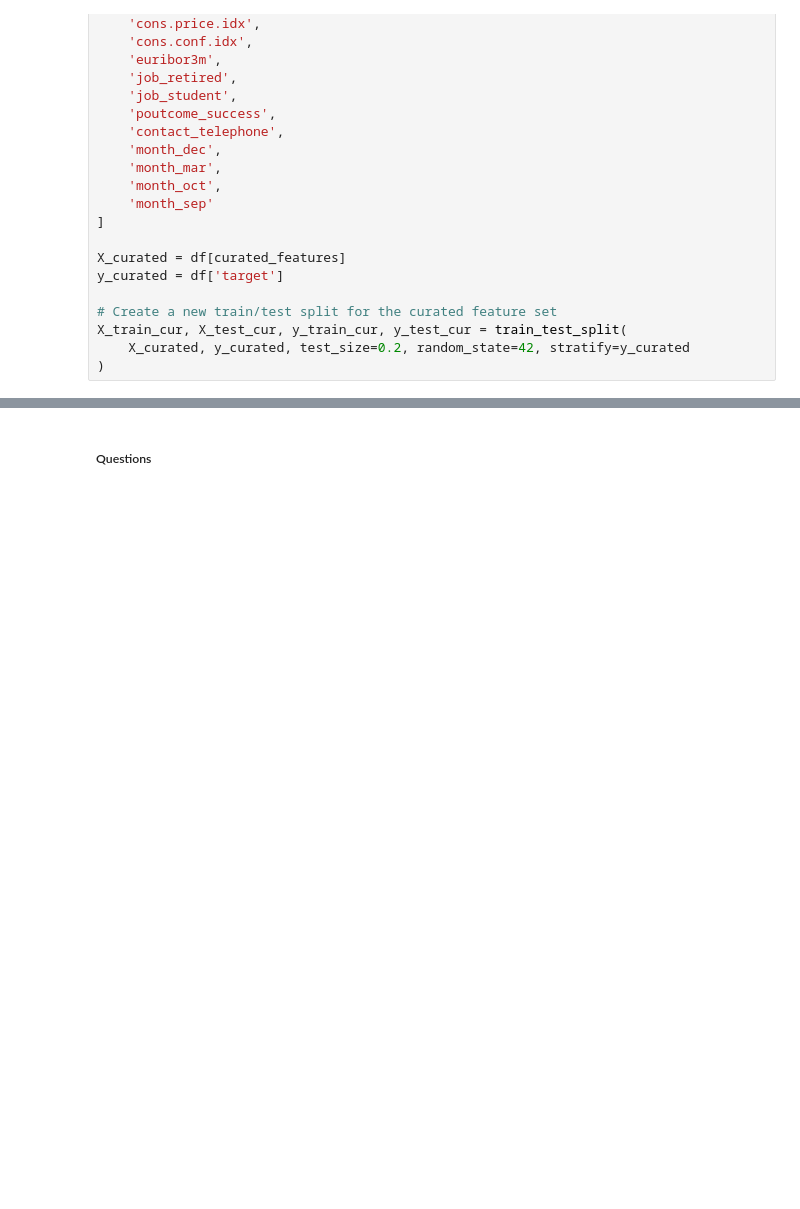
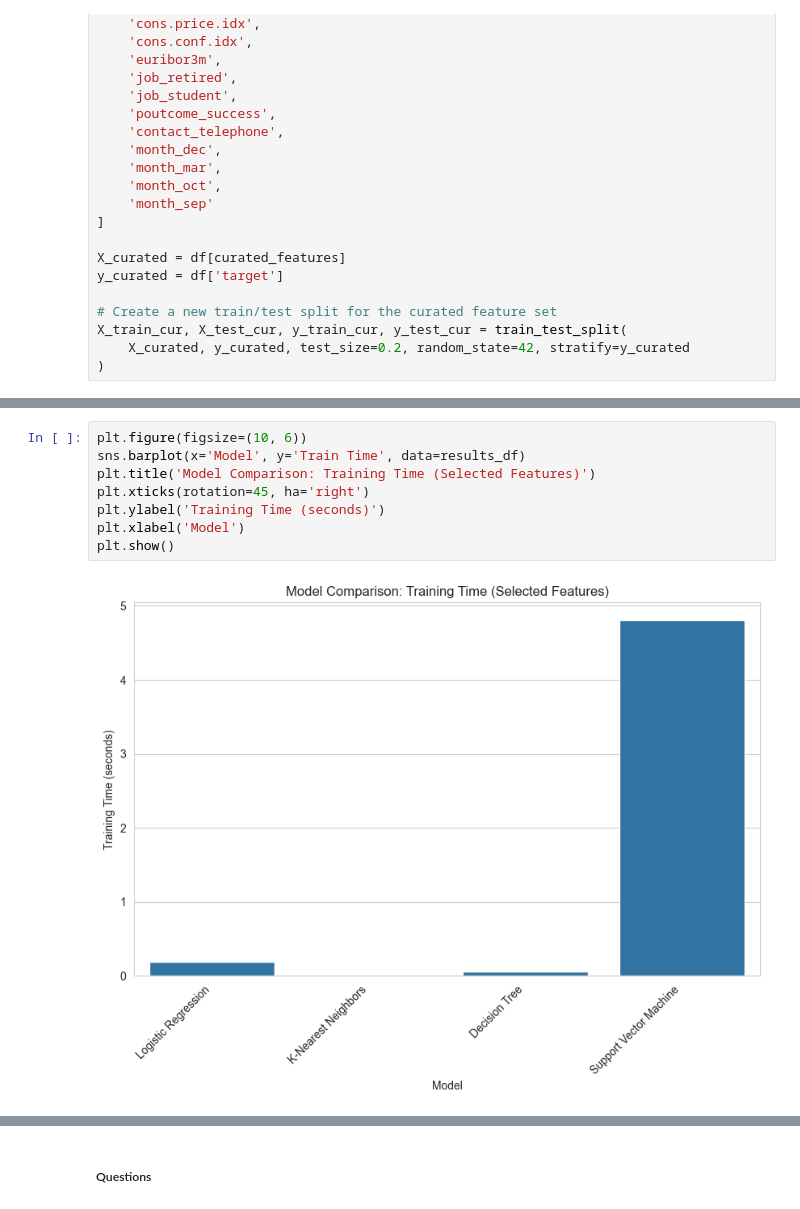
Before and after one commit to licyambrose/bankingproject, a Jupyter notebook: assignment_3.ipynb, the cells around one changed output, grey strips where cells are left out. Saved outputs shown, nothing was run; the diff lists cells and outputs as text; blank space fills up the shorter version.

```diff
--- a/assignment_3.ipynb
+++ b/assignment_3.ipynb
@@ -699,0 +644,10 @@ The new model successfully finds most of the potential leads. For a marketing ca
+# %%
+plt.figure(figsize=(10, 6))
+sns.barplot(x='Model', y='Train Time', data=results_df)
+plt.title('Model Comparison: Training Time (Selected Features)')
+plt.xticks(rotation=45, ha='right')
+plt.ylabel('Training Time (seconds)')
+plt.xlabel('Model')
+plt.show()
+# %% [output]
+[figure, added]
```
Also changed, not shown: parts of 14 cells of this notebook.
